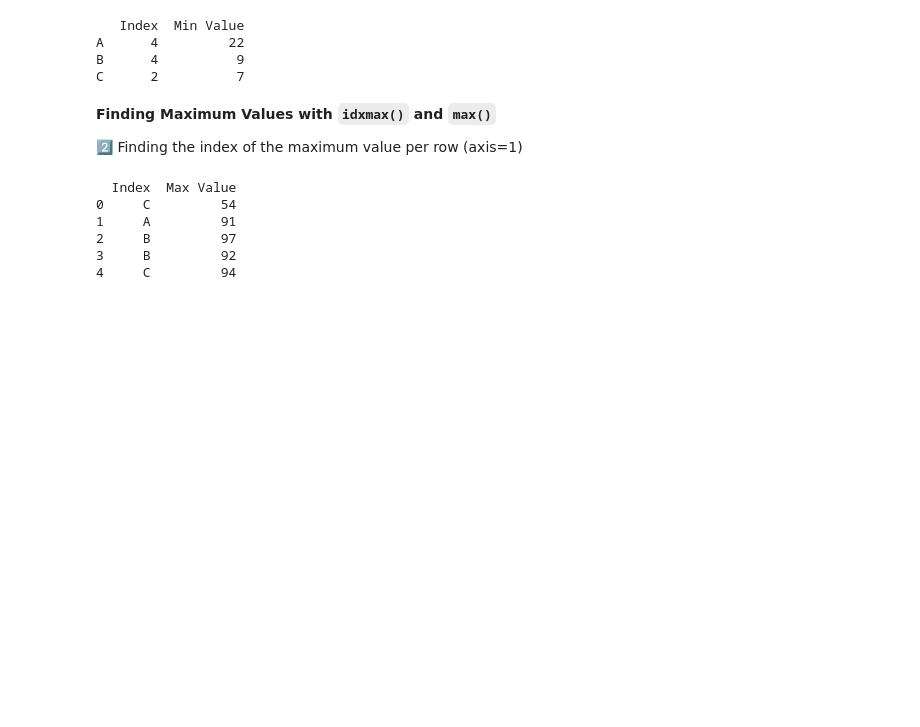
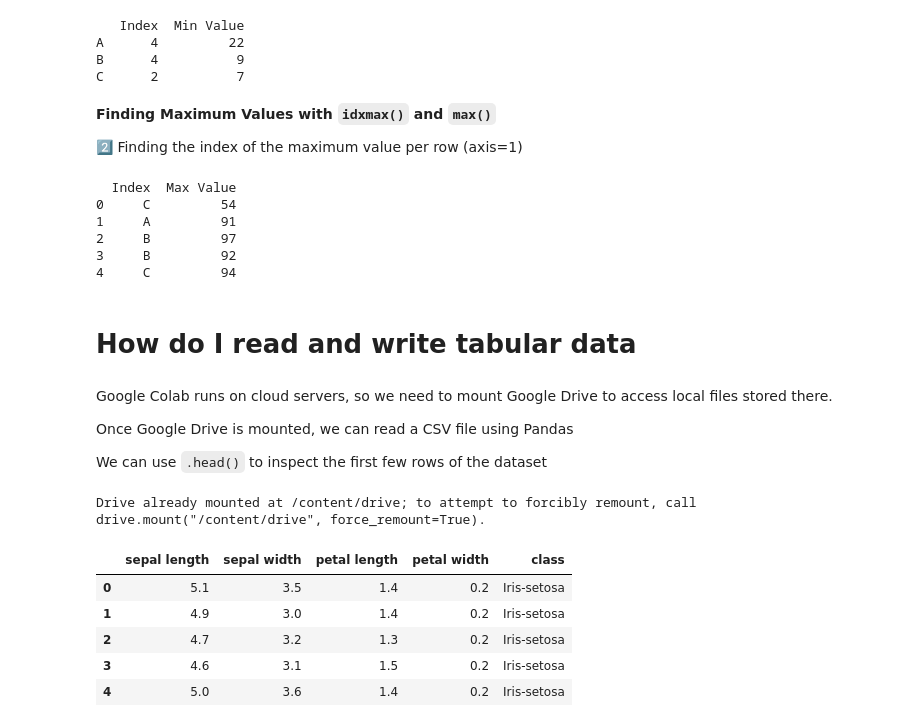
Before and after one commit to BabakDavarmanesh/Learning_Pandas, a Jupyter notebook: Learning_Pandas.ipynb, the cells around one changed output. Cells and saved outputs as stored; diff of their text form; code cells hidden in the pictures; blank space fills up the shorter version.

```diff
--- a/Learning_Pandas.ipynb
+++ b/Learning_Pandas.ipynb
@@ -383,3 +383,25 @@ print(result)
 2     B         97
 3     B         92
 4     C         94
+# %% [markdown]
+# **How do I read and write tabular data**
+# %% [markdown]
+Google Colab runs on cloud servers, so we need to mount Google Drive to access local files stored there.
+
+Once Google Drive is mounted, we can read a CSV file using Pandas
+
+We can use `.head()` to inspect the first few rows of the dataset
+# %%
+from google.colab import drive
+drive.mount('/content/drive')
+
+df = pd.read_csv("/content/drive/My Drive/dataset/iris.csv")  # Adjust path if needed
+df.head() # Default: Shows first 5 rows
+# %% [output]
+Drive already mounted at /content/drive; to attempt to forcibly remount, call drive.mount("/content/drive", force_remount=True).
+|  | sepal length | sepal width | petal length | petal width | class |
+| 0 | 5.1 | 3.5 | 1.4 | 0.2 | Iris-setosa |
+| 1 | 4.9 | 3.0 | 1.4 | 0.2 | Iris-setosa |
+| 2 | 4.7 | 3.2 | 1.3 | 0.2 | Iris-setosa |
+| 3 | 4.6 | 3.1 | 1.5 | 0.2 | Iris-setosa |
+| 4 | 5.0 | 3.6 | 1.4 | 0.2 | Iris-setosa |
```
Also changed, not shown: parts of 7 cells of this notebook.
